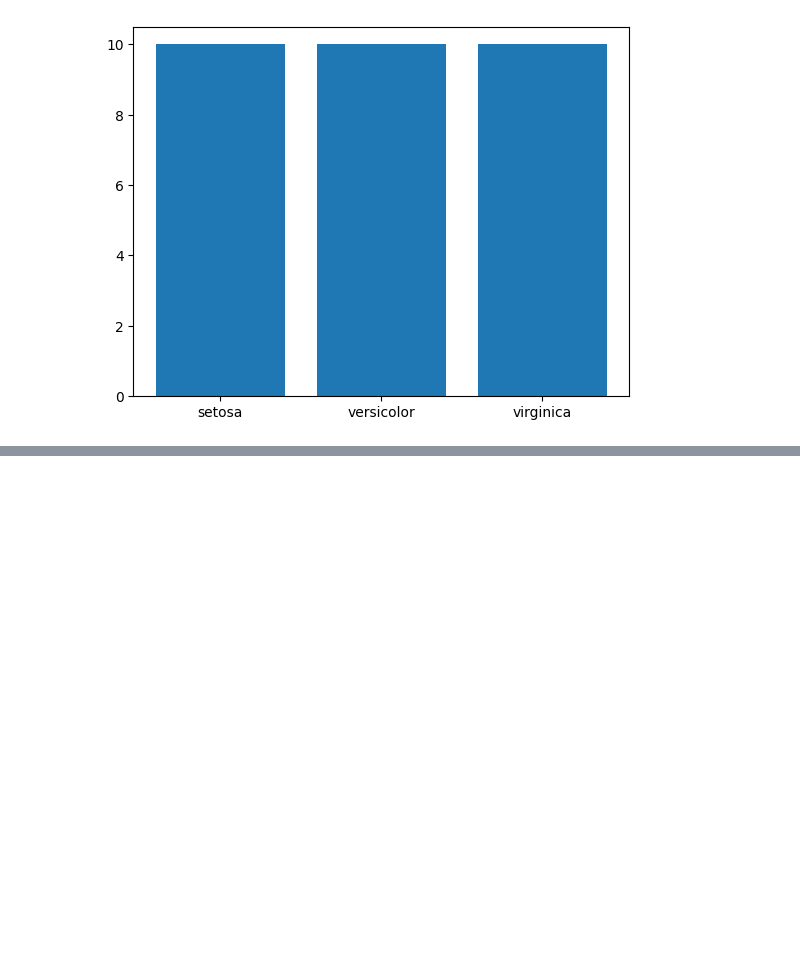
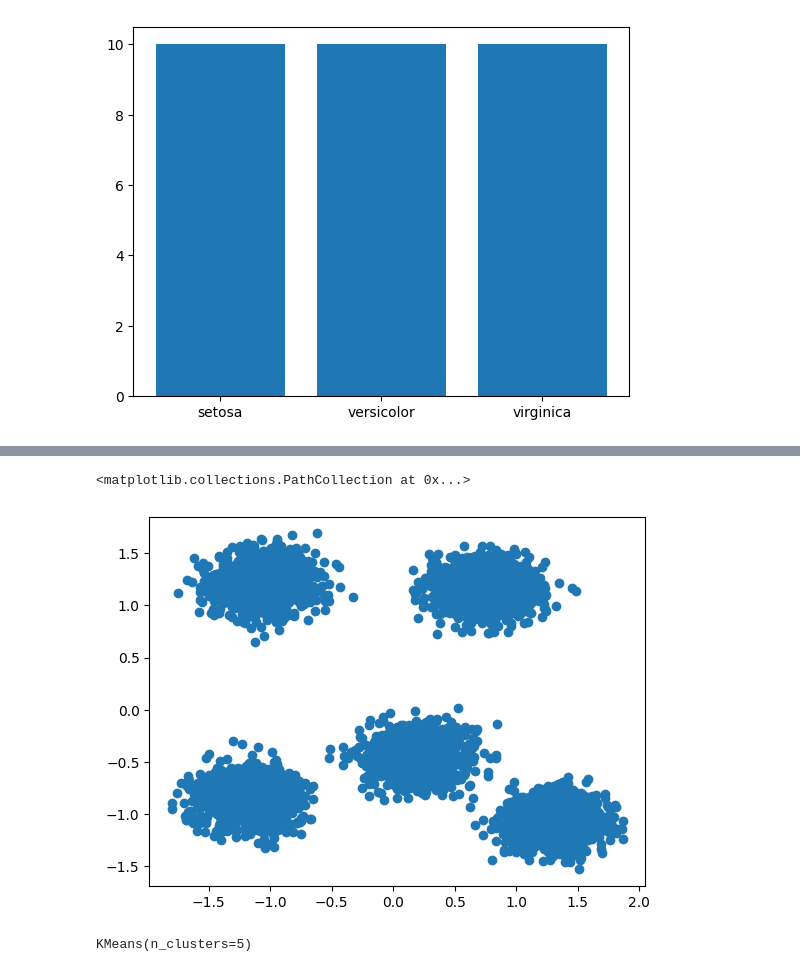
Before and after one commit to miksang0/Scikit-Learn, a Jupyter notebook: Scikit_Learn.ipynb, the cells around one changed output, grey strips where cells are left out. Drawn from its saved outputs; the diff is of its cells as text; code cells hidden in the pictures; blank space fills up the shorter version.

```diff
--- a/Scikit_Learn.ipynb
+++ b/Scikit_Learn.ipynb
@@ -170,0 +451,3 @@ for train_index, test_index in split.split(X, y):
+# %%
+X, _ = make_blobs(n_samples = 5000, centers=5, random_state = 10)
+X
@@ -170,0 +462,14 @@ for train_index, test_index in split.split(X, y):
+# %%
+scaler = StandardScaler()
+X_scaled = scaler.fit_transform(X)
+# %%
+import matplotlib.pyplot as plt
+plt.scatter(X_scaled[:, 0], X_scaled[:, 1])
+# %% [output]
+<matplotlib.collections.PathCollection at 0x...>
+[figure, added]
+# %%
+kmeans = KMeans(n_clusters = 5)
+kmeans.fit(X_scaled)
+# %% [output]
+KMeans(n_clusters=5)
```
Also changed, not shown: parts of 41 cells of this notebook.
